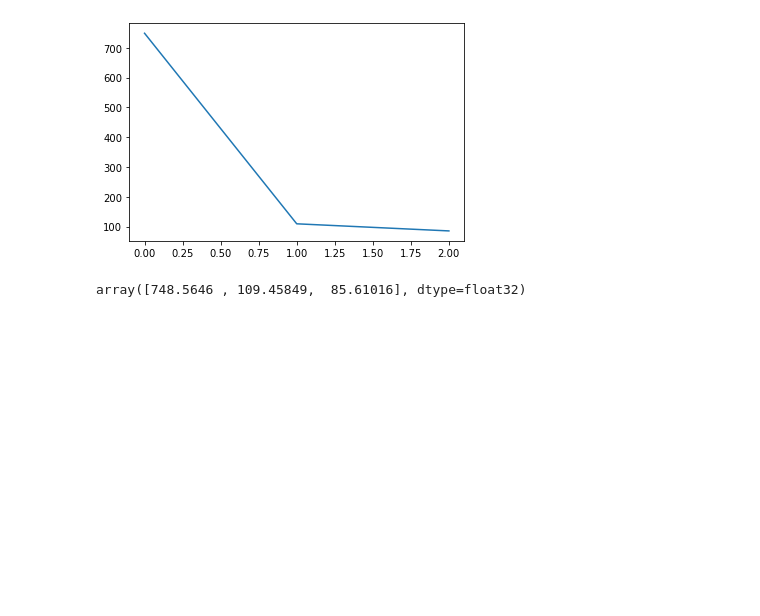
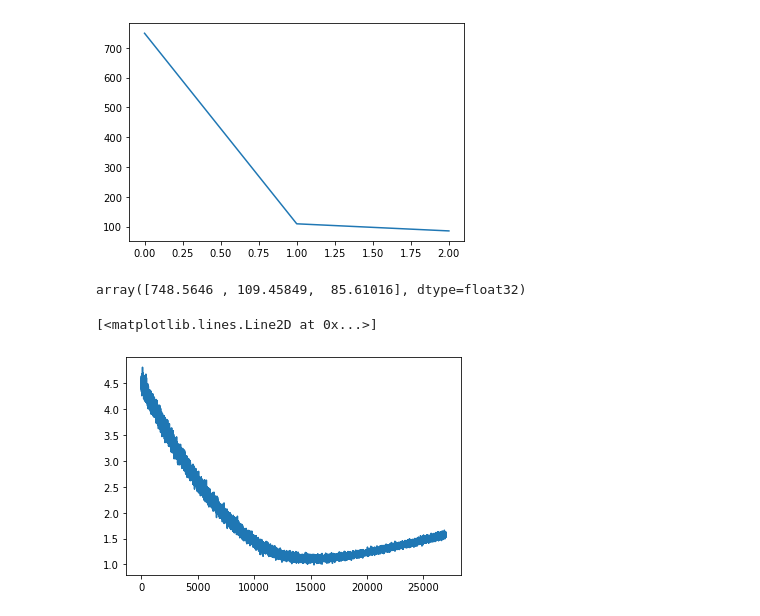
Before and after one commit to Gabriel-Ducrocq/segmentationCryoEM, a Jupyter notebook: Untitled.ipynb, the cells around one changed output. Cells and saved outputs as stored; diff of their text form; code cells hidden in the pictures; blank space fills up the shorter version.

```diff
--- a/Untitled.ipynb
+++ b/Untitled.ipynb
@@ -186,3 +188,9 @@ plt.show()
 losses_test
 # %% [output]
 array([748.5646 , 109.45849,  85.61016], dtype=float32)
+# %%
+losses_dkl_train = np.load("data/losses_dkl_train.npy")
+plt.plot(losses_dkl_train[:])
+# %% [output]
+[<matplotlib.lines.Line2D at 0x...>]
+[figure, added]
```
Also changed, not shown: parts of 15 cells of this notebook, 23 other files.
